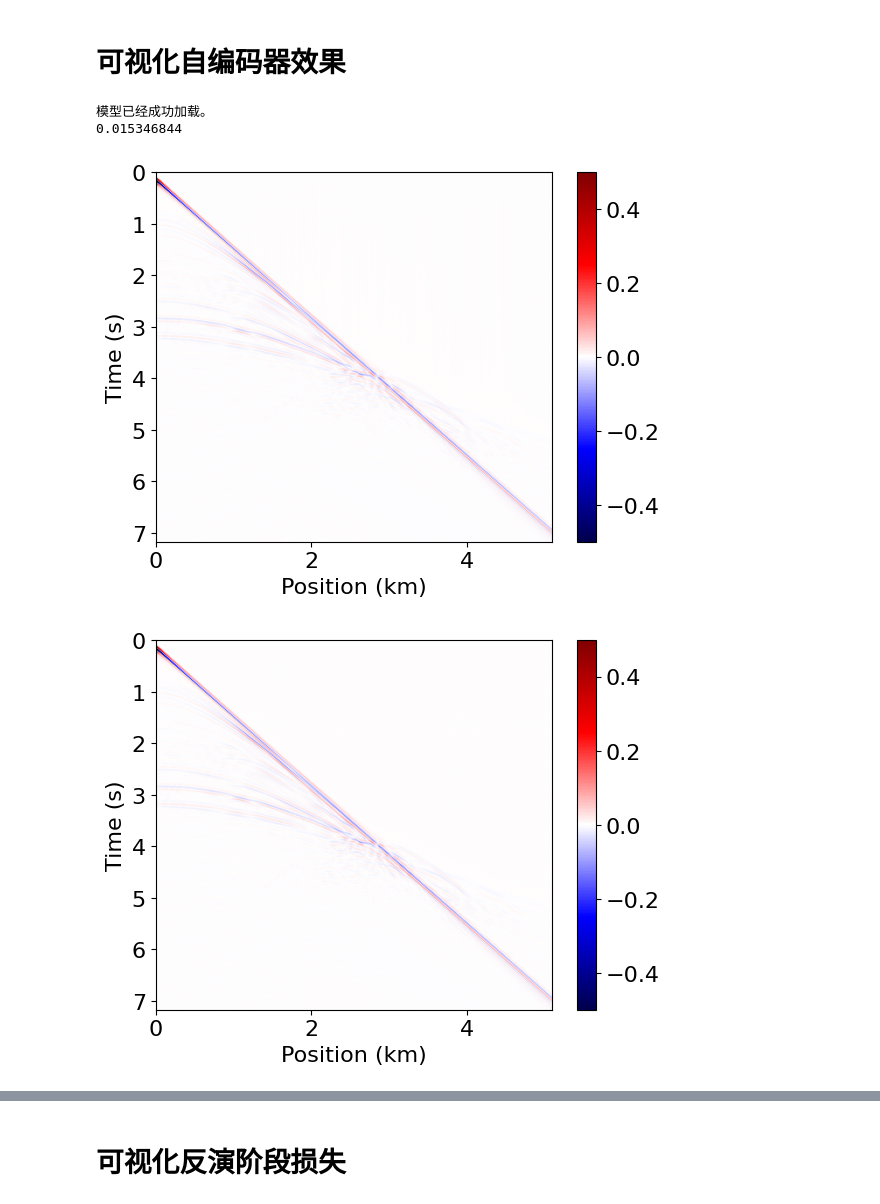
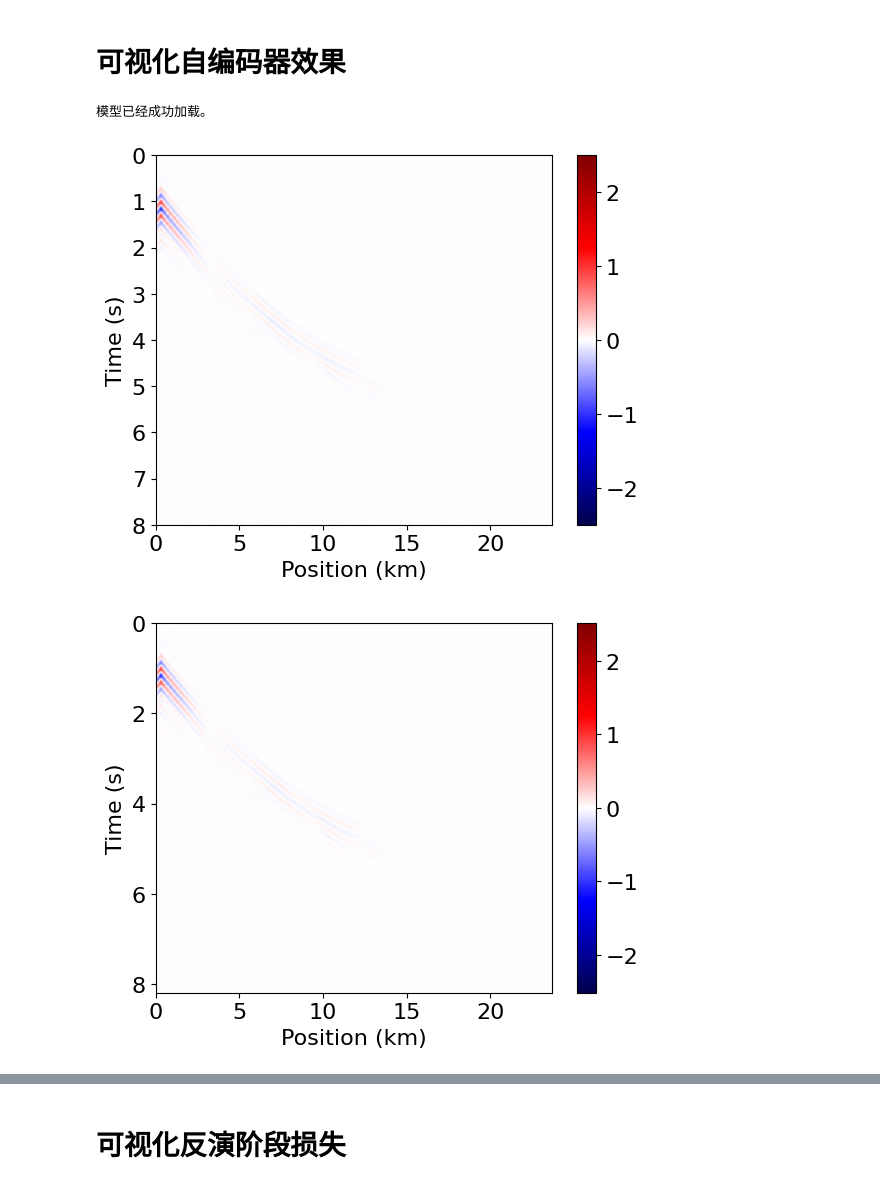
Before and after one commit to yibiaoliu/nn_loss, a Jupyter notebook: vis.ipynb, the cells around one changed output, grey strips where cells are left out. Cells and saved outputs as stored; diff of their text form; code cells hidden in the pictures.

```diff
--- a/vis.ipynb
+++ b/vis.ipynb
@@ -21,15 +12,13 @@ device = torch.device('cuda' if torch.cuda.is_available() else 'cpu')
 # %% [markdown]
 # 设置config路径
 # %%
-test_index = 0
-
-config_path = "./config/template.yaml"
+config_path = "./config/template_he.yaml"
 cfg = OmegaConf.load(config_path)
-cfg.generate_par.type = 'UNet'
-net_name = lower(cfg.generate_par.type)
-cfg.generate_par.train_log_path = f"/data/yibiao/nn_loss/experiments/marmousi/log/train_{net_name}_{test_index}.hdf5"
-cfg.generate_par.inversion_log_path = f"/data/yibiao/nn_loss/experiments/marmousi/log/inversion_{net_name}_{test_index}.hdf5"
-cfg.generate_par.checkpoint_path = f"/data/yibiao/nn_loss/experiments/marmousi/log/model_{net_name}_{test_index}.pt"
+# %%
+i = 4
+cfg.generate_par.train_log_path = f"/data/yibiao/nn_loss/experiments/he/log/train_unet_{i}.hdf5"                                                                 #训练阶段的过程hdf5文件
+cfg.generate_par.inversion_log_path =  f"/data/yibiao/nn_loss/experiments/he/log/inversion_unet_{i}.hdf5"                                                        #反演阶段的过程hdf5文件
+cfg.generate_par.checkpoint_path = f"/data/yibiao/nn_loss/experiments/he/log/model_unet_{i}.pt"
 # %% [markdown]
 # 可视化训练阶段损失
 # %%
@@ -53,21 +36,32 @@ else:
 # 可视化自编码器效果
 # %%
 shot_index = 0
-scale = 2
+scale = 0.4
+
+def norm_data(signal,data_norm):
+    if data_norm is None:
+        return  signal
+    elif data_norm == "shot_norm":
+        return signal / (torch.max(torch.abs(signal)) + 1e-5)
+    elif data_norm == "receiver_norm":
+        max_val, _ = torch.max(torch.abs(signal), dim=-1, keepdim=True)
+        return signal / (max_val + 1e-5)
+
 
 model = make_and_load_model(cfg)
 model.eval()
 obs_signal = np.load(cfg.generate_par.obs_signal_path)[shot_index,:,:]
-obs_signal = obs_signal / np.max(np.abs(obs_signal))
+obs_signal = norm_data(torch.tensor(obs_signal),cfg.generate_par.data_norm).numpy()
 input_obs_signal = rearrange(torch.from_numpy(obs_signal).float().to(device),"r t -> r 1 t")
+features = model.encoder(input_obs_signal)["features"]
 output_obs_signal = model.forward(input_obs_signal)["re_signal"]
+input_obs_signal = rearrange(input_obs_signal,"r 1 t -> r t").detach().cpu().numpy()
 re_obs_signal = rearrange(output_obs_signal,"r 1 t -> r t").detach().cpu().numpy()
 
-print(np.max(np.abs(obs_signal - re_obs_signal)))
-plot_shot(obs_signal.T, cfg.forward_par.dt, cfg.forward_par.grid_spacing, title='', pclip=1.0, scale=scale)
+
+plot_shot(input_obs_signal.T, cfg.forward_par.dt, cfg.forward_par.grid_spacing, title='', pclip=1.0, scale=scale)
 plot_shot(re_obs_signal.T, cfg.forward_par.dt, cfg.forward_par.grid_spacing, title='', pclip=1.0, scale=scale)
 # %% [output]
 模型已经成功加载。
-0.015346844
-[figure, old version]
+[figure, new version]
-[figure, old version]
+[figure, new version]
```
Also changed, not shown: parts of 6 cells of this notebook, 10 other files.
